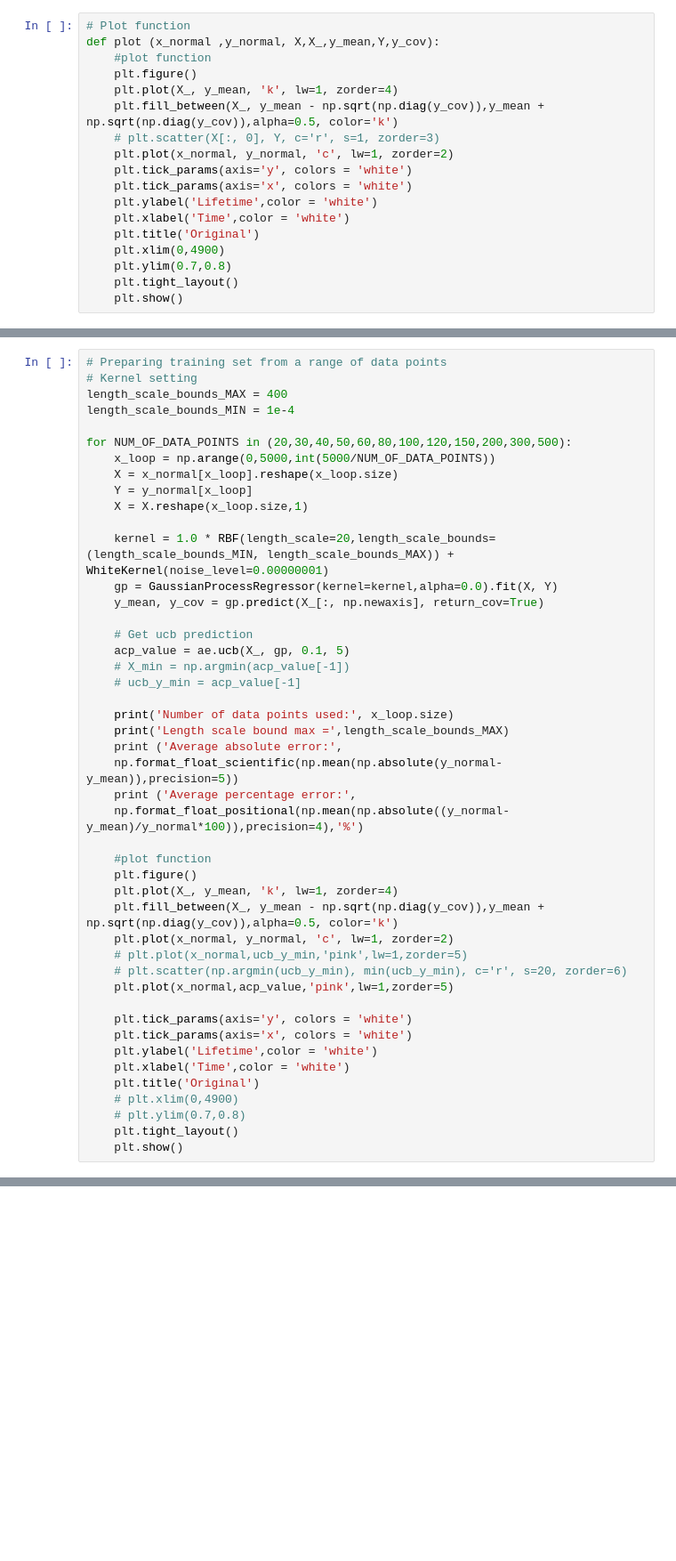
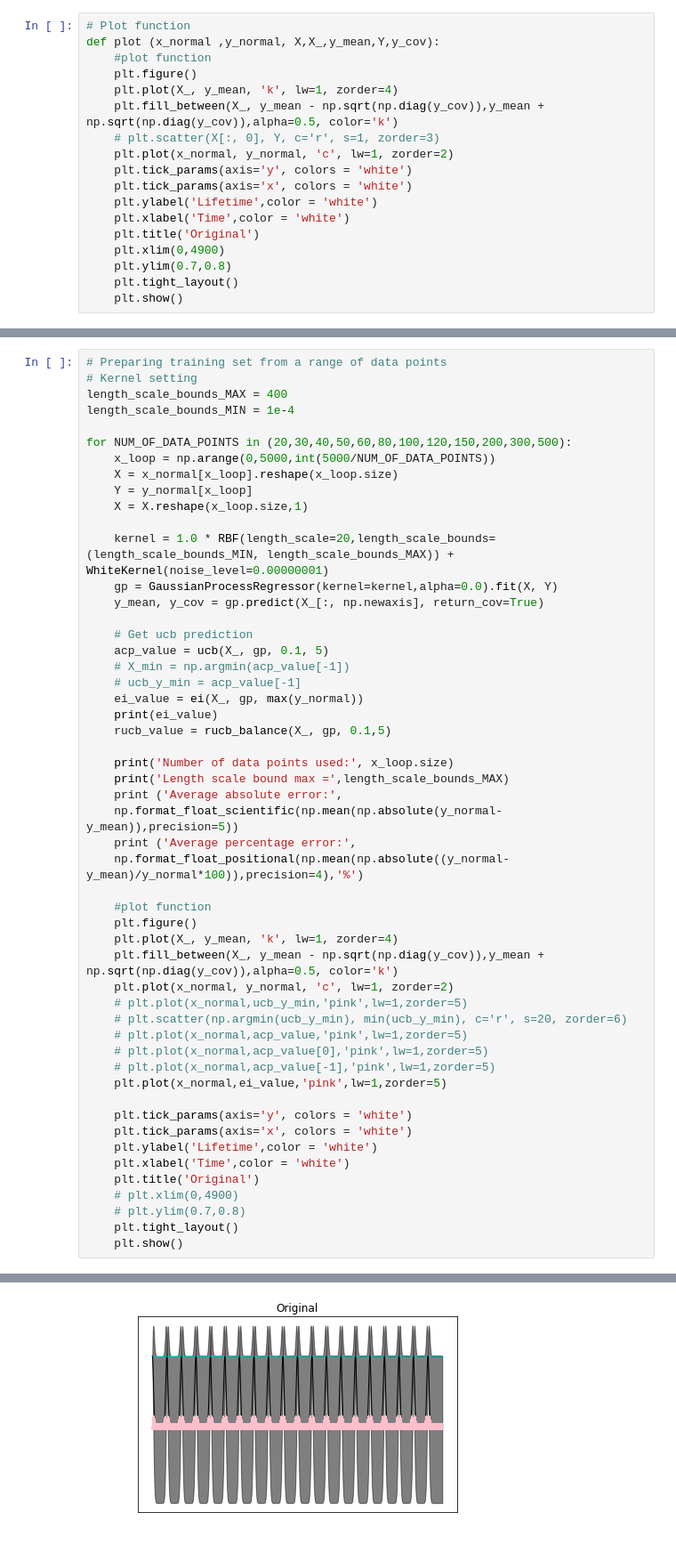
Before and after one commit to michelleliu1027/Bayesian_PV, a Jupyter notebook: BO_lengthscale.ipynb, the cells around one changed output, grey strips where cells are left out. Shown at 89% size. Saved outputs shown, nothing was run; the diff lists cells and outputs as text; blank space fills up the shorter version.

```diff
--- a/BO_lengthscale.ipynb
+++ b/BO_lengthscale.ipynb
@@ -104,9 +180,12 @@ for NUM_OF_DATA_POINTS in (20,30,40,50,60,80,100,120,150,200,300,500):
     y_mean, y_cov = gp.predict(X_[:, np.newaxis], return_cov=True)
 
     # Get ucb prediction
-    acp_value = ae.ucb(X_, gp, 0.1, 5)
+    acp_value = ucb(X_, gp, 0.1, 5)
     # X_min = np.argmin(acp_value[-1])
     # ucb_y_min = acp_value[-1]
+    ei_value = ei(X_, gp, max(y_normal))
+    print(ei_value)
+    rucb_value = rucb_balance(X_, gp, 0.1,5)
 
     print('Number of data points used:', x_loop.size)
     print('Length scale bound max =',length_scale_bounds_MAX)
@@ -122,7 +201,10 @@ for NUM_OF_DATA_POINTS in (20,30,40,50,60,80,100,120,150,200,300,500):
     plt.plot(x_normal, y_normal, 'c', lw=1, zorder=2)
     # plt.plot(x_normal,ucb_y_min,'pink',lw=1,zorder=5)
     # plt.scatter(np.argmin(ucb_y_min), min(ucb_y_min), c='r', s=20, zorder=6)
-    plt.plot(x_normal,acp_value,'pink',lw=1,zorder=5)
+    # plt.plot(x_normal,acp_value,'pink',lw=1,zorder=5)
+    # plt.plot(x_normal,acp_value[0],'pink',lw=1,zorder=5)
+    # plt.plot(x_normal,acp_value[-1],'pink',lw=1,zorder=5)
+    plt.plot(x_normal,ei_value,'pink',lw=1,zorder=5)
 
     plt.tick_params(axis='y', colors = 'white')
     plt.tick_params(axis='x', colors = 'white')
@@ -137,0 +236 @@ NameError: name 'math' is not defined
+[figure, added]
```
Also changed, not shown: parts of 6 cells of this notebook.
